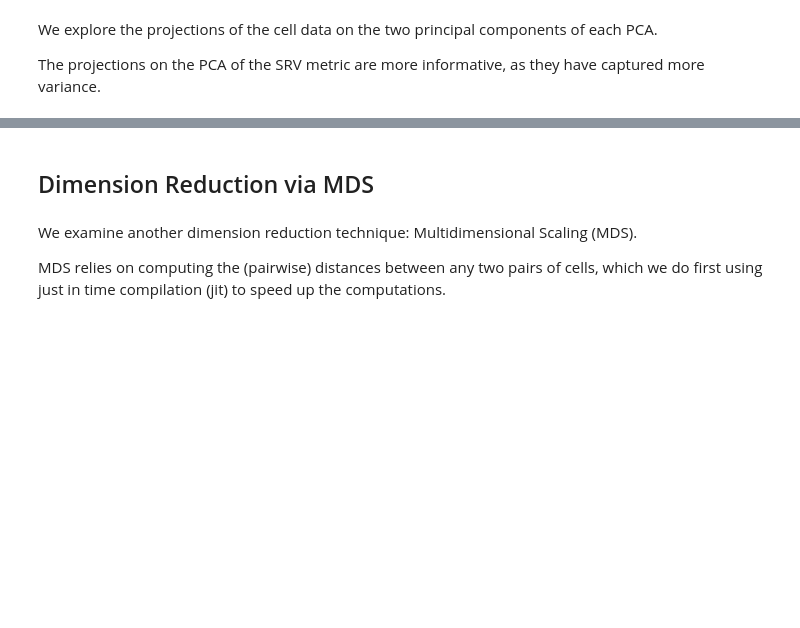
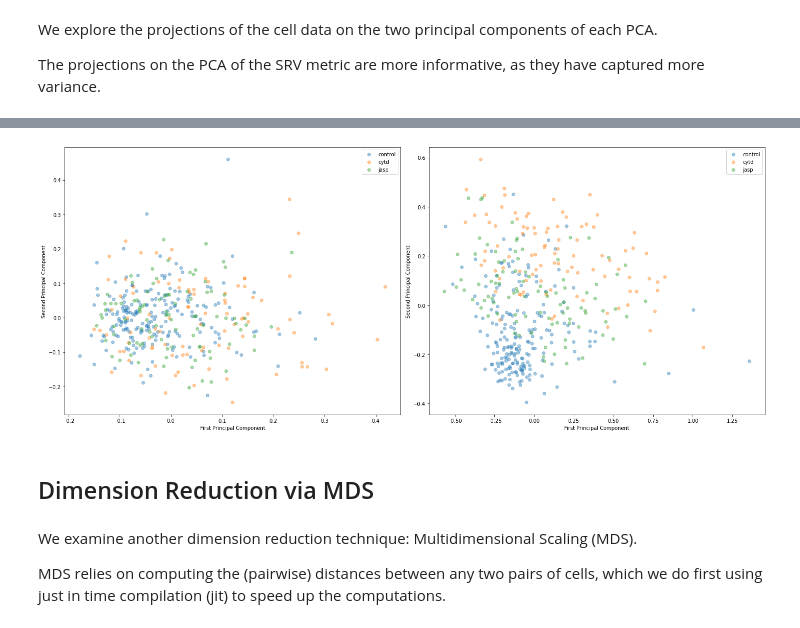
Before and after one commit to wxli0/dyn, a Jupyter notebook: dyn/notebooks/explore_dimension_reduction.ipynb, the cells around one changed output, grey strips where cells are left out. Drawn from its saved outputs; the diff is of its cells as text; code cells hidden in the pictures; blank space fills up the shorter version.

```diff
--- a/dyn/notebooks/explore_dimension_reduction.ipynb
+++ b/dyn/notebooks/explore_dimension_reduction.ipynb
@@ -362,7 +479,7 @@ fig, axs = plt.subplots(1, 2, figsize=(20, 8))
 
 for i, metric_name in enumerate(["Linear", "SRV"]):
     for j, (labels_dict, labels, labels_name) in enumerate(zip(
-        [labels_b_dict], [labels_b], [labels_b_name])):
+        [treatments_dict], [treatments], [treatments_name])):
         for i_lab, label in enumerate(np.unique(labels)):
             cell_tr = cell_transformed[metric_name][dists_summary[labels_name] == label]
             axs[i].scatter(
@@ -385,3 +501,4 @@ if SAVEFIG:
+[figure, added]
 # %% [markdown]
 ## Dimension Reduction via MDS
 # %% [markdown]
```
Also changed, not shown: parts of 38 cells of this notebook.
